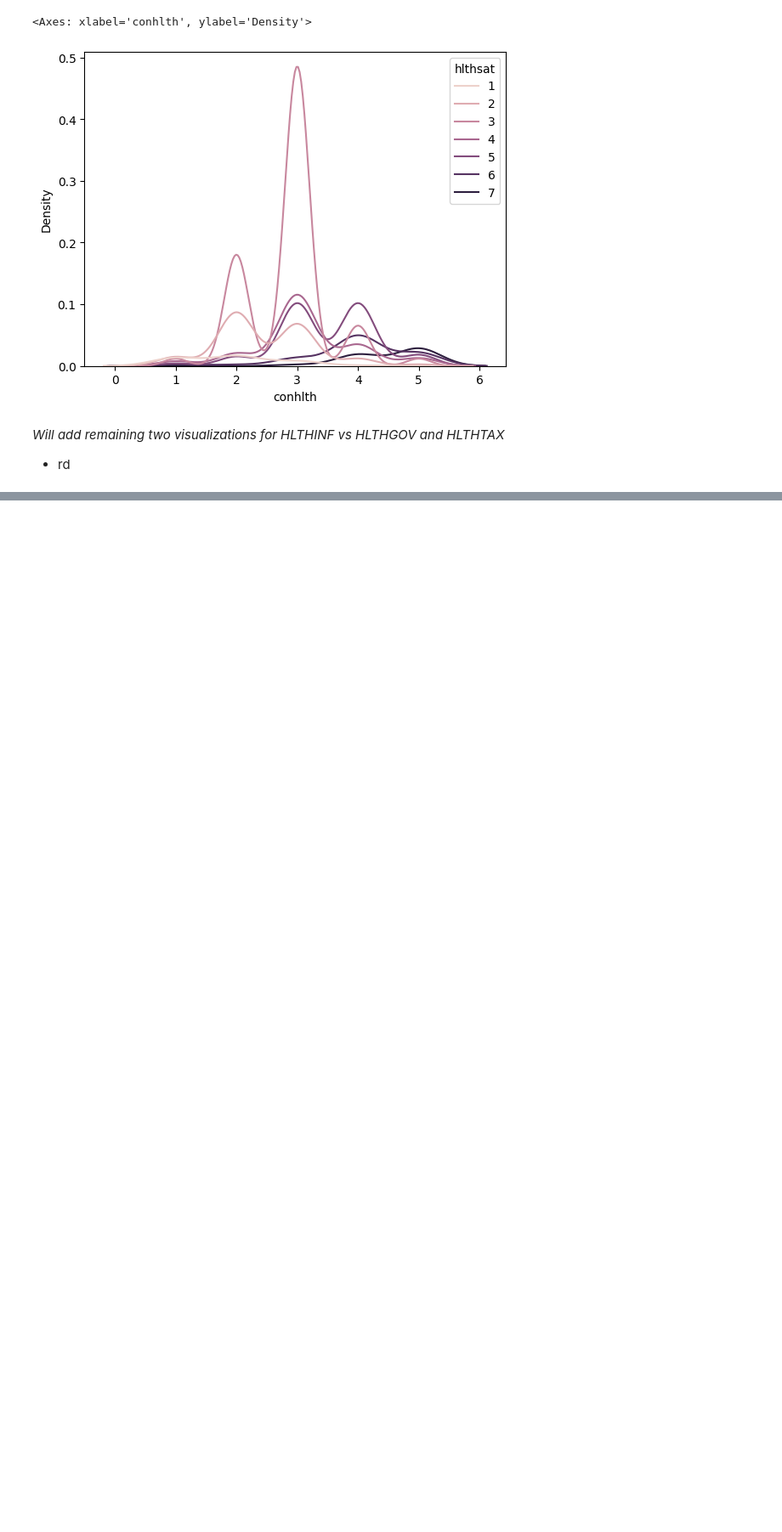
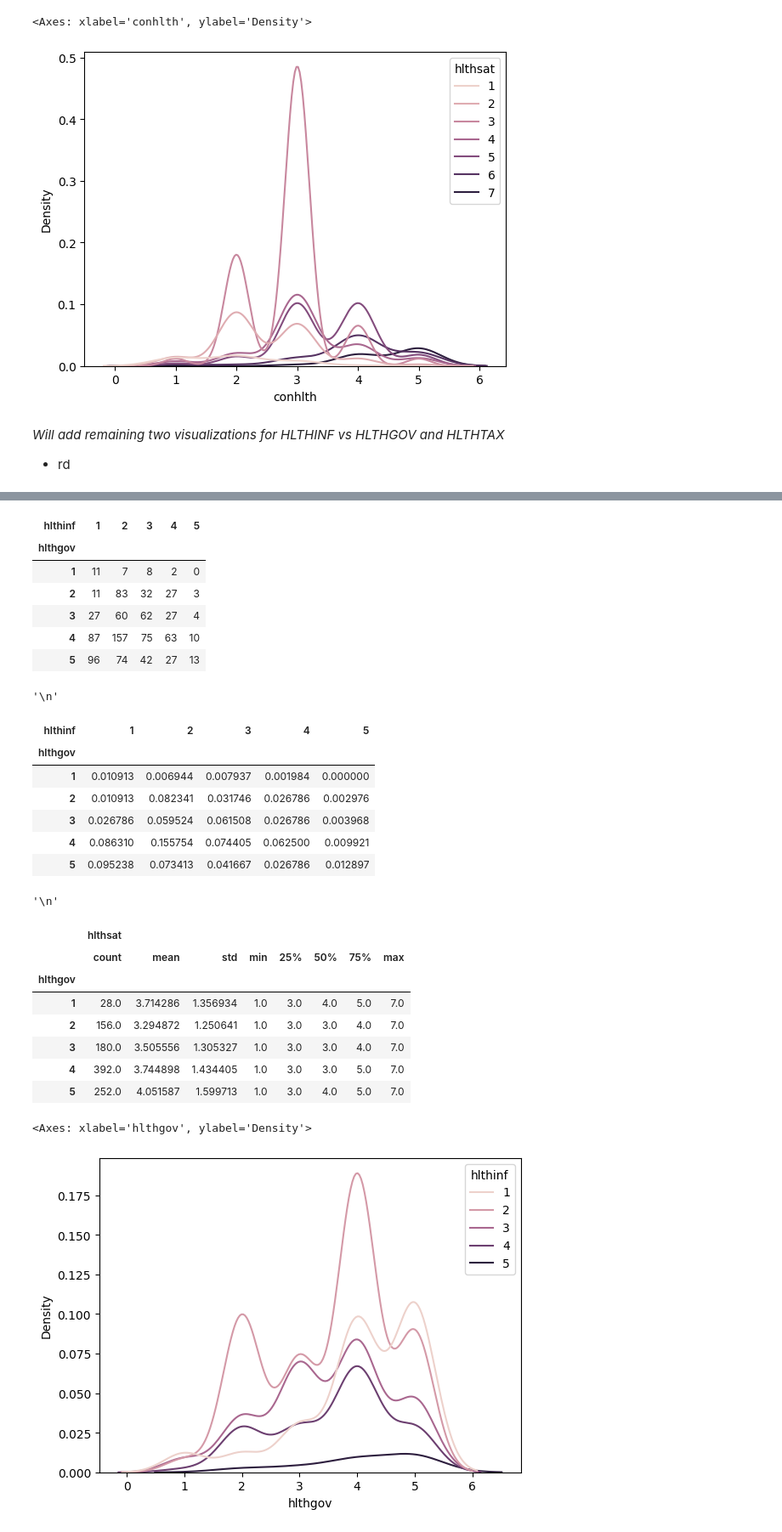
Before and after one commit to ryandinnh/project_gss, a Jupyter notebook: outline of gss project.ipynb, the cells around one changed output, grey strips where cells are left out. Shown: that part at 85% size. Cells and saved outputs as stored; diff of their text form; code cells hidden in the pictures; blank space fills up the shorter version.

Commit message:
added graphs for the HLTHINF visualizations

```diff
--- a/outline of gss project.ipynb
+++ b/outline of gss project.ipynb
@@ -530,0 +533,32 @@ sns.kdeplot(data=total_df, x='conhlth', hue='hlthsat')
+# %%
+display(pd.crosstab(total_df['hlthgov'], total_df['hlthinf']), '\n')
+display(pd.crosstab(total_df['hlthgov'], total_df['hlthinf'], normalize='all'), '\n')
+display(total_df.loc[:,['hlthgov', 'hlthsat']].groupby('hlthgov').describe())
+sns.kdeplot(data=total_df, x='hlthgov', hue='hlthinf')
+# %% [output]
+| hlthinf | 1 | 2 | 3 | 4 | 5 |
+| hlthgov |  |  |  |  |  |
+| 1 | 11 | 7 | 8 | 2 | 0 |
+| 2 | 11 | 83 | 32 | 27 | 3 |
+| 3 | 27 | 60 | 62 | 27 | 4 |
+| 4 | 87 | 157 | 75 | 63 | 10 |
+| 5 | 96 | 74 | 42 | 27 | 13 |
+'\n'
+| hlthinf | 1 | 2 | 3 | 4 | 5 |
+| hlthgov |  |  |  |  |  |
+| 1 | 0.010913 | 0.006944 | 0.007937 | 0.001984 | 0.000000 |
+| 2 | 0.010913 | 0.082341 | 0.031746 | 0.026786 | 0.002976 |
+| 3 | 0.026786 | 0.059524 | 0.061508 | 0.026786 | 0.003968 |
+| 4 | 0.086310 | 0.155754 | 0.074405 | 0.062500 | 0.009921 |
+| 5 | 0.095238 | 0.073413 | 0.041667 | 0.026786 | 0.012897 |
+'\n'
+|  | hlthsat |  |  |  |  |  |  |  |
+|  | count | mean | std | min | 25% | 50% | 75% | max |
+| hlthgov |  |  |  |  |  |  |  |  |
+| 1 | 28.0 | 3.714286 | 1.356934 | 1.0 | 3.0 | 4.0 | 5.0 | 7.0 |
+| 2 | 156.0 | 3.294872 | 1.250641 | 1.0 | 3.0 | 3.0 | 4.0 | 7.0 |
+| 3 | 180.0 | 3.505556 | 1.305327 | 1.0 | 3.0 | 3.0 | 4.0 | 7.0 |
+| 4 | 392.0 | 3.744898 | 1.434405 | 1.0 | 3.0 | 3.0 | 5.0 | 7.0 |
+| 5 | 252.0 | 4.051587 | 1.599713 | 1.0 | 3.0 | 4.0 | 5.0 | 7.0 |
+<Axes: xlabel='hlthgov', ylabel='Density'>
+[figure, added]
```
Also changed, not shown: parts of 3 cells of this notebook.
